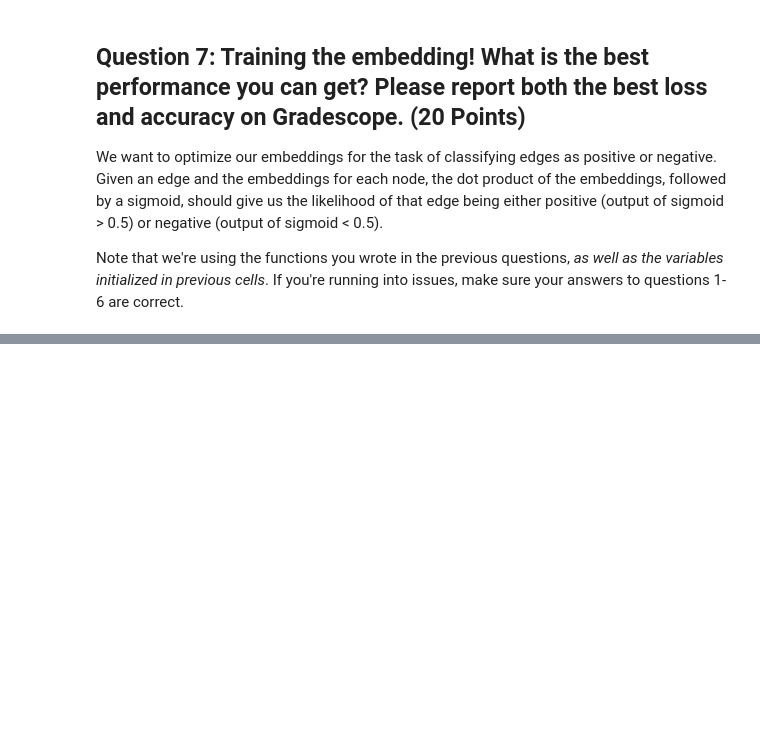
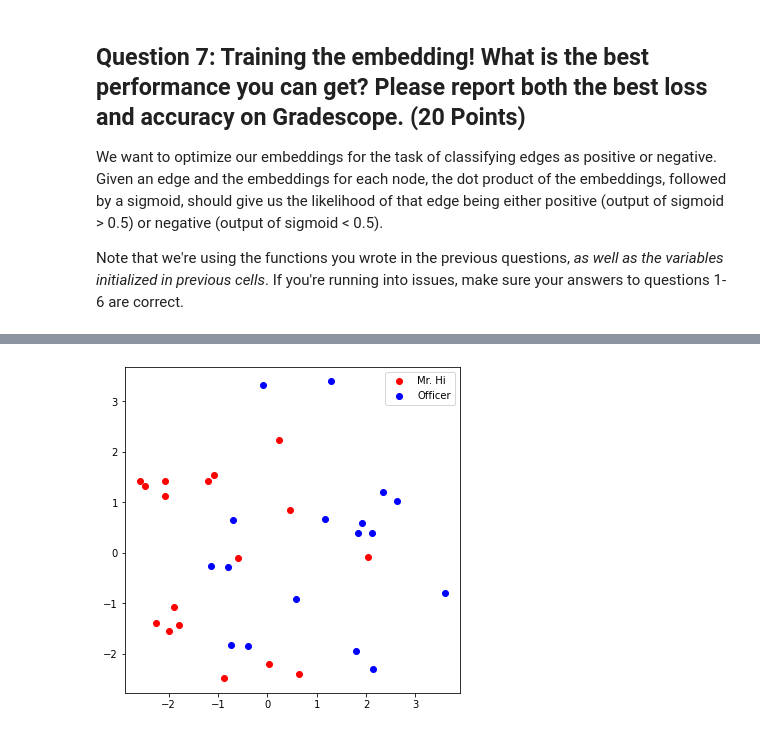
Before and after one commit to wendy-hong/Stanford-CS224W-Colab, a Jupyter notebook: Colab_1.ipynb, the cells around one changed output, grey strips where cells are left out. Cells and saved outputs as stored; diff of their text form; code cells hidden in the pictures; blank space fills up the shorter version.

```diff
--- a/Colab_1.ipynb
+++ b/Colab_1.ipynb
@@ -439,7 +439,13 @@ def accuracy(pred, label):
     accu = 0.0
 
   ############# Your code here ############
-
+    pred_label = pred.ge(0.5)
+    num = 0
+    for i in range(pred.shape[0]):
+        if pred_label[i] == label[i]:
+            num += 1
+    accu = num / pred.shape[0]
+    accu = round(accu, 4)
   #########################################
 
     return accu
@@ -462,9 +468,19 @@ def train(emb, loss_fn, sigmoid, train_label, train_edge):
 
     for i in range(epochs):
 
-    ############# Your code here ############
-
-    #########################################
+        ############# Your code here ############
+        optimizer.zero_grad()  # set the gradient zero. The derivative of loss with respect to weight is zero
+        # emb: [34 nodes] * [16 embedding dimensions]
+        # train_edge: 2 * [156 edges(training data)]
+        node_emb = emb(train_edge)  # 2 * [156 edges(training data)] * [16 embedding dimensions]
+        dot_prod = node_emb[0] * node_emb[1]  # [156 edges(training data)] * [16 embedding dimensions]
+        dot_prod = torch.sum(dot_prod, 1)  # [156 edges(training data)]
+        sigmoid_res = sigmoid(dot_prod)
+        loss = loss_fn(sigmoid_res, train_label)
+        loss.backward()
+        optimizer.step()
+        print("Epoch:", i, "Loss:", loss.item(), "Acc:", accuracy(sigmoid_res, train_label))
+        #########################################
 
 loss_fn = nn.BCELoss()
 sigmoid = nn.Sigmoid()
@@ -486,0 +527,5 @@ train(emb, loss_fn, sigmoid, train_label, train_edge)
+# %%
+# Visualize the final learned embedding
+visualize_emb(emb)
+# %% [output]
+[figure, added]
```
Also changed, not shown: parts of 5 cells of this notebook, 1 other file.
